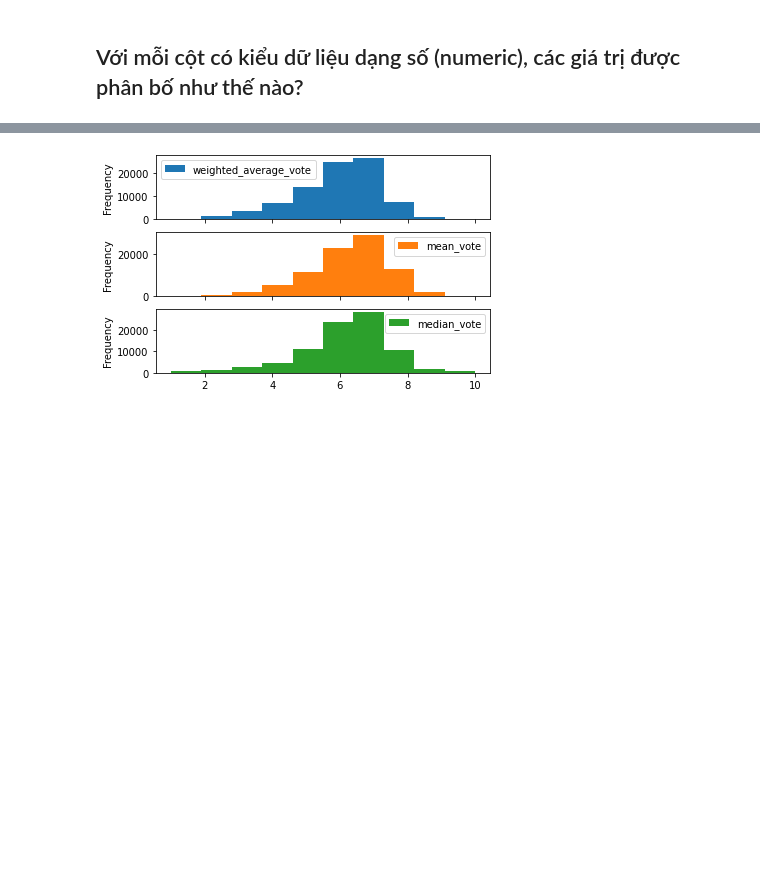
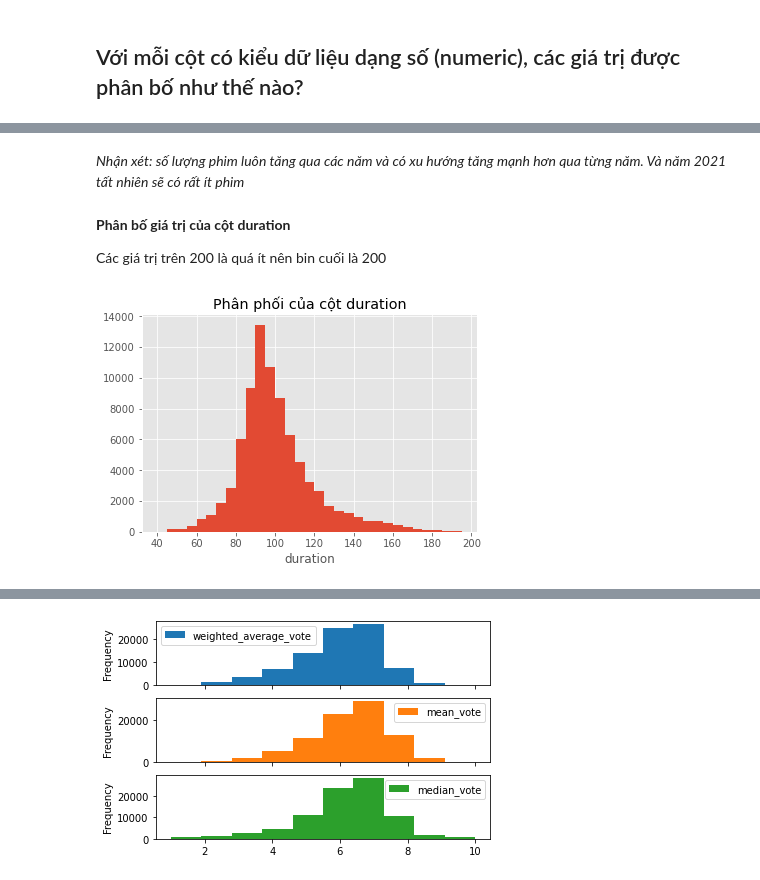
Before and after one commit to namhoai167/P4DS_Project, a Jupyter notebook: Final_Project.ipynb, the cells around one changed output, grey strips where cells are left out. Drawn from its saved outputs; the diff is of its cells as text; code cells hidden in the pictures; blank space fills up the shorter version.

```diff
--- a/Final_Project.ipynb
+++ b/Final_Project.ipynb
@@ -157,0 +343,13 @@ Các cột số lượng đang ở kiểu số thực float64, đúng hơn là n
+# %% [markdown]
+*Nhận xét: số lượng phim luôn tăng qua các năm và có xu hướng tăng mạnh hơn qua từng năm. Và năm 2021 tất nhiên sẽ có rất ít phim*
+# %% [markdown]
+**Phân bố giá trị của cột duration**
+
+Các giá trị trên 200 là quá ít nên bin cuối là 200
+# %%
+movies_df['duration'].hist(bins=np.arange(40, 200, 5))
+plt.xlabel('duration')
+plt.title('Phân phối của cột duration')
+plt.show()
+# %% [output]
+[figure, added]
```
Also changed, not shown: parts of 84 cells of this notebook.
